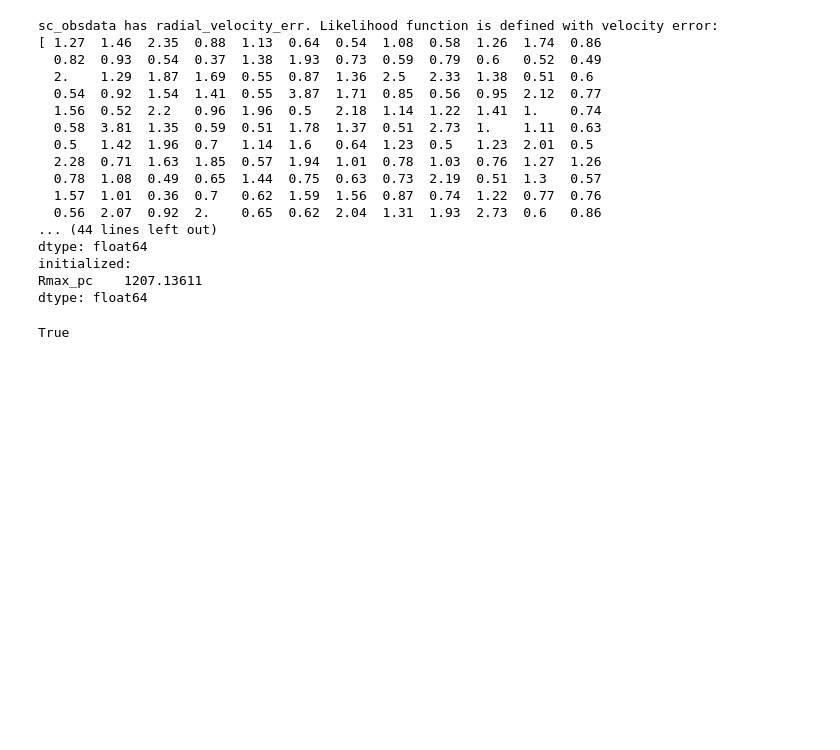
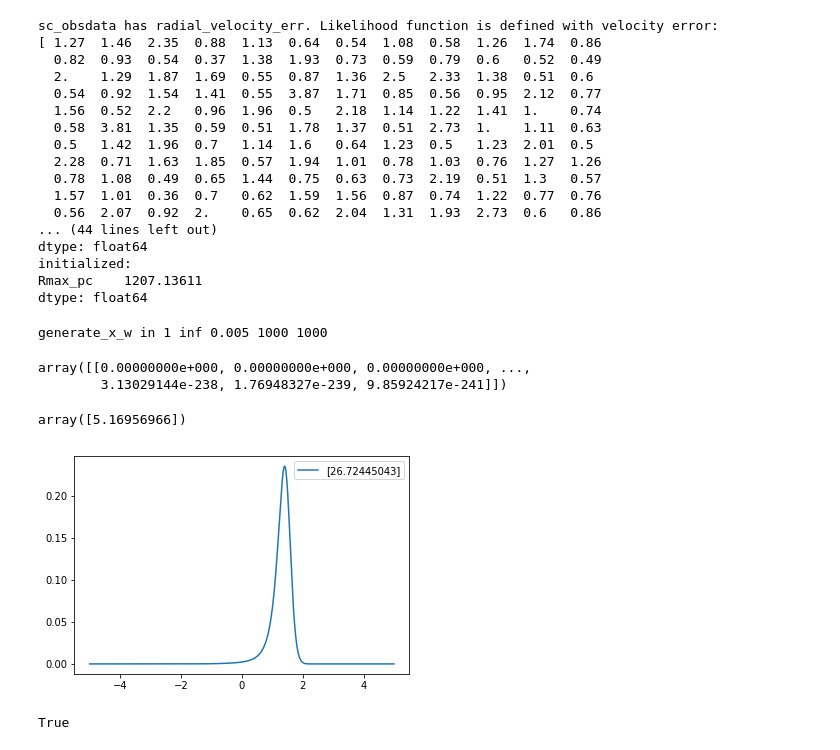
Before and after one commit to gomeshun/pydsph, a Jupyter notebook: sample/test.ipynb, the cells around one changed output. Saved outputs shown, nothing was run; the diff lists cells and outputs as text; code cells hidden in the pictures; blank space fills up the shorter version.

```diff
--- a/sample/test.ipynb
+++ b/sample/test.ipynb
@@ -39,6 +39,14 @@ dtype: float64
 initialized:
 Rmax_pc    1207.13611
 dtype: float64
+# %%
+model.dsph.sigmalos_dequad(R_pc=[10],show_fig=True)
+# %% [output]
+generate_x_w in 1 inf 0.005 1000 1000
+array([[0.00000000e+000, 0.00000000e+000, 0.00000000e+000, ...,
+        3.13029144e-238, 1.76948327e-239, 9.85924217e-241]])
+array([5.16956966])
+[figure, added]
 # %%
 model.is_parameters_in_domain([300,2.0,0.0,0.0,
                                2.5,0.0,2.0,5.0,0.5,
```
Also changed, not shown: parts of 5 cells of this notebook, 2 other files.
